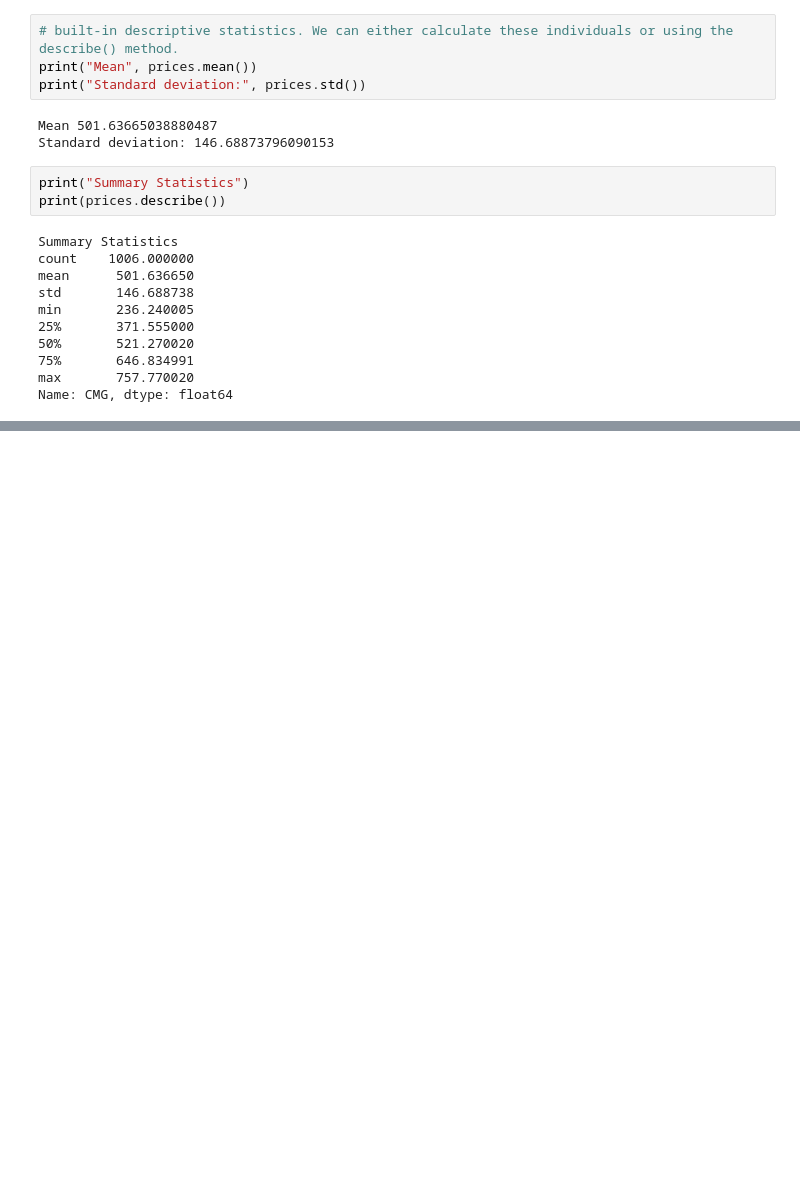
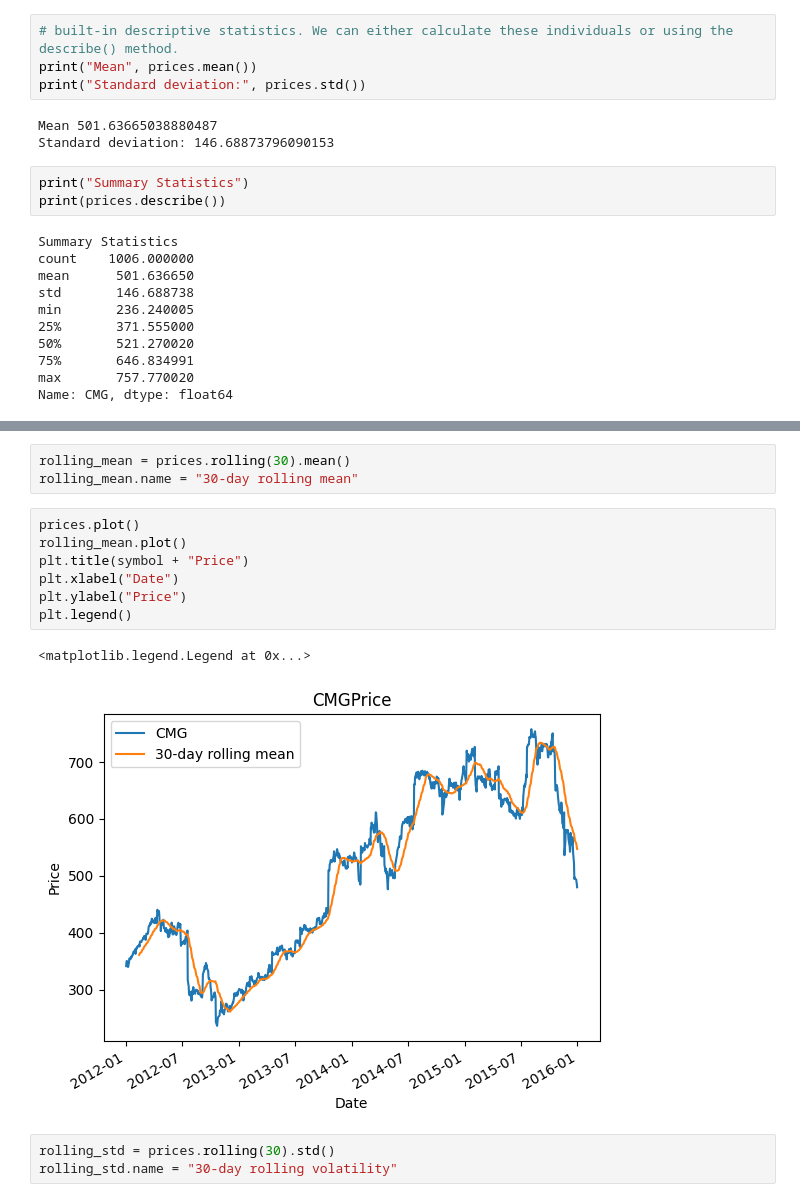
Before and after one commit to JBobbyy/quant-start, a Jupyter notebook: 3-Intro_to_pandas.ipynb, the cells around one changed output, grey strips where cells are left out. Drawn from its saved outputs; the diff is of its cells as text; blank space fills up the shorter version.

```diff
--- a/3-Intro_to_pandas.ipynb
+++ b/3-Intro_to_pandas.ipynb
@@ -396,0 +446,16 @@ Name: CMG, dtype: float64
+# %%
+rolling_mean = prices.rolling(30).mean()
+rolling_mean.name = "30-day rolling mean"
+# %%
+prices.plot()
+rolling_mean.plot()
+plt.title(symbol + "Price")
+plt.xlabel("Date")
+plt.ylabel("Price")
+plt.legend()
+# %% [output]
+<matplotlib.legend.Legend at 0x...>
+[figure, added]
+# %%
+rolling_std = prices.rolling(30).std()
+rolling_std.name = "30-day rolling volatility"
```
Also changed, not shown: parts of 17 cells of this notebook.
